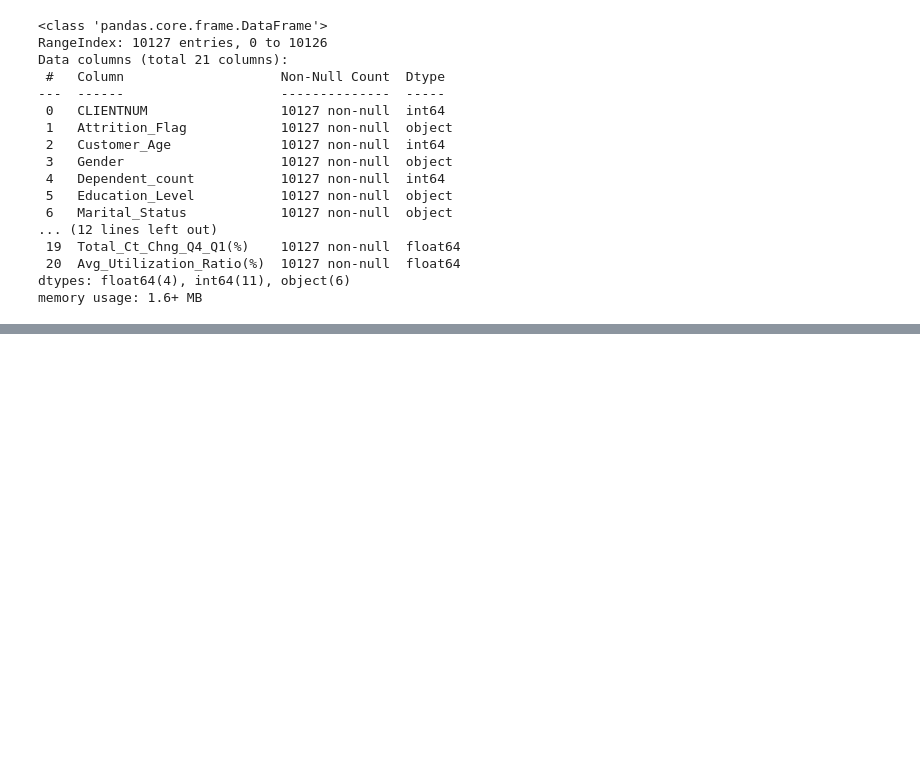
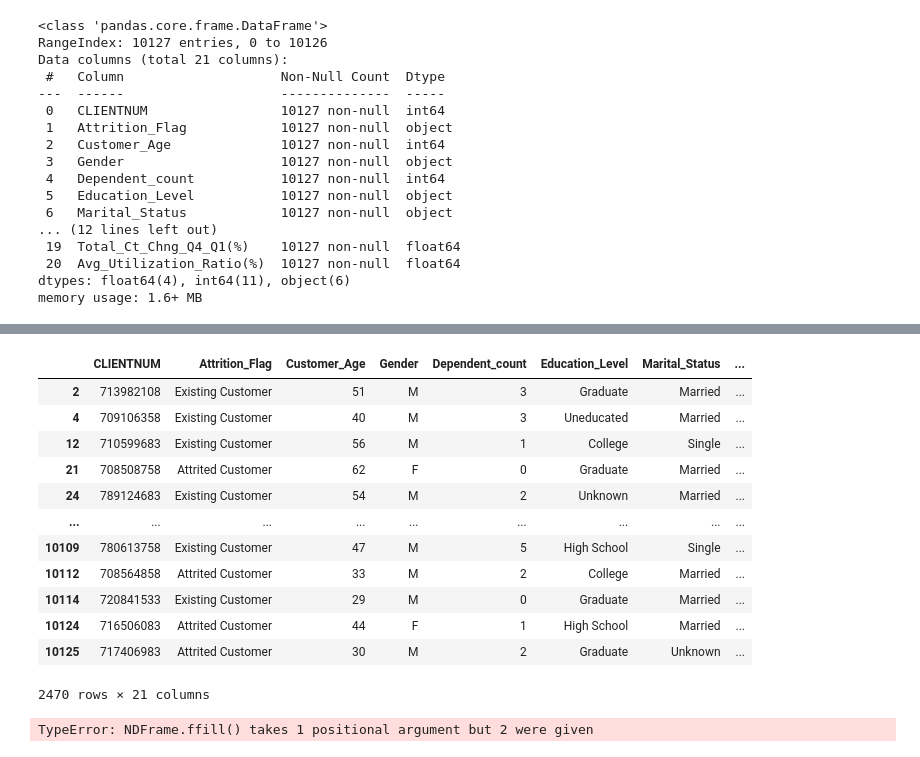
Before and after one commit to httpsdfaa/science-data-projects, a Jupyter notebook: preprocessing.ipynb, the cells around one changed output, grey strips where cells are left out. Drawn from its saved outputs; the diff is of its cells as text; code cells hidden in the pictures; blank space fills up the shorter version.

Commit message:
tratando valores nulos

```diff
--- a/preprocessing.ipynb
+++ b/preprocessing.ipynb
@@ -41,6 +41,9 @@ memory usage: 1.6+ MB
 # %%
 # removendo espaços em branco no nome das colunas
 data = data.rename(columns=lambda x: x.strip())
+# %%
+# removendo espaços extras nos dados
+data =  data.map(lambda x: x.strip() if isinstance(x, str) else x)
 # %%
 # uma verificada se os espaços extras nas variáveis foram retiradas
 data.info()
@@ -152,0 +196,25 @@ memory usage: 1.6+ MB
+# %%
+# obtendo mais detalhes
+data[data.isnull().any(axis=1)]
+# %% [output]
+|  | CLIENTNUM | Attrition_Flag | Customer_Age | Gender | Dependent_count | Education_Level | Marital_Status | ... |
+| 2 | 713982108 | Existing Customer | 51 | M | 3 | Graduate | Married | ... |
+| 4 | 709106358 | Existing Customer | 40 | M | 3 | Uneducated | Married | ... |
+| 12 | 710599683 | Existing Customer | 56 | M | 1 | College | Single | ... |
+| 21 | 708508758 | Attrited Customer | 62 | F | 0 | Graduate | Married | ... |
+| 24 | 789124683 | Existing Customer | 54 | M | 2 | Unknown | Married | ... |
+| ... | ... | ... | ... | ... | ... | ... | ... | ... |
+| 10109 | 780613758 | Existing Customer | 47 | M | 5 | High School | Single | ... |
+| 10112 | 708564858 | Attrited Customer | 33 | M | 2 | College | Married | ... |
+| 10114 | 720841533 | Existing Customer | 29 | M | 0 | Graduate | Married | ... |
+| 10124 | 716506083 | Attrited Customer | 44 | F | 1 | High School | Married | ... |
+| 10125 | 717406983 | Attrited Customer | 30 | M | 2 | Graduate | Unknown | ... |
+2470 rows × 21 columns
+# %%
+# Os valores que estão como NaN estavam configurado como "-" precisei alternar para NaN com corce na sessão para que a função tivesse efeito
+# ->> limpando símbolos de moeda e porcentagem para que fique no formato padrão para transformação <-- #
+# Como o valor estava configurado com "-" irei dá-los o valor nulo como 0
+
+data['Total_Revolving_Bal'] = data['Total_Revolving_Bal'].ffill()
+# %% [output]
+TypeError: NDFrame.ffill() takes 1 positional argument but 2 were given
```
Also changed, not shown: parts of 5 cells of this notebook.
